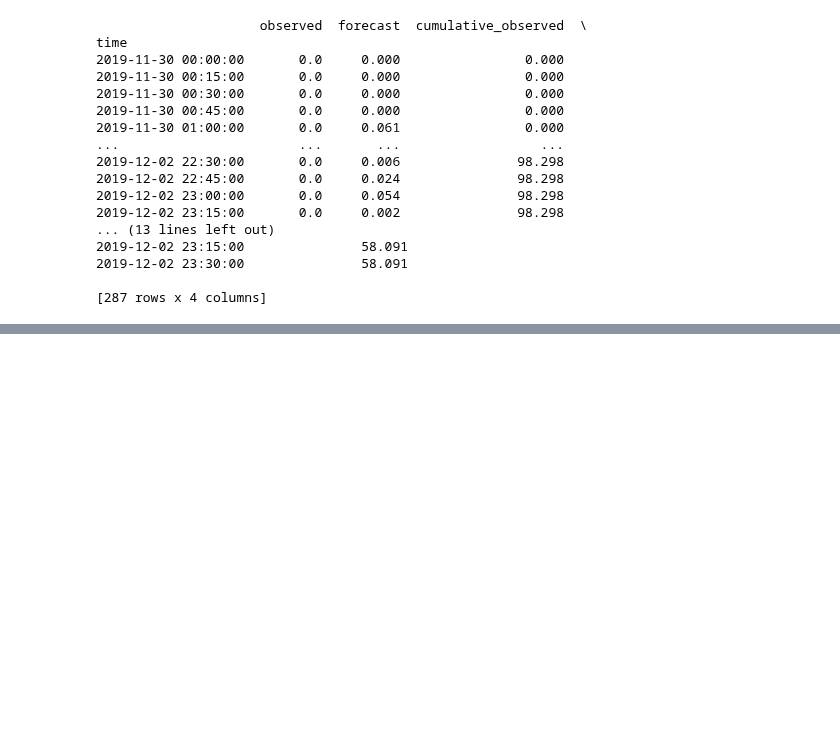
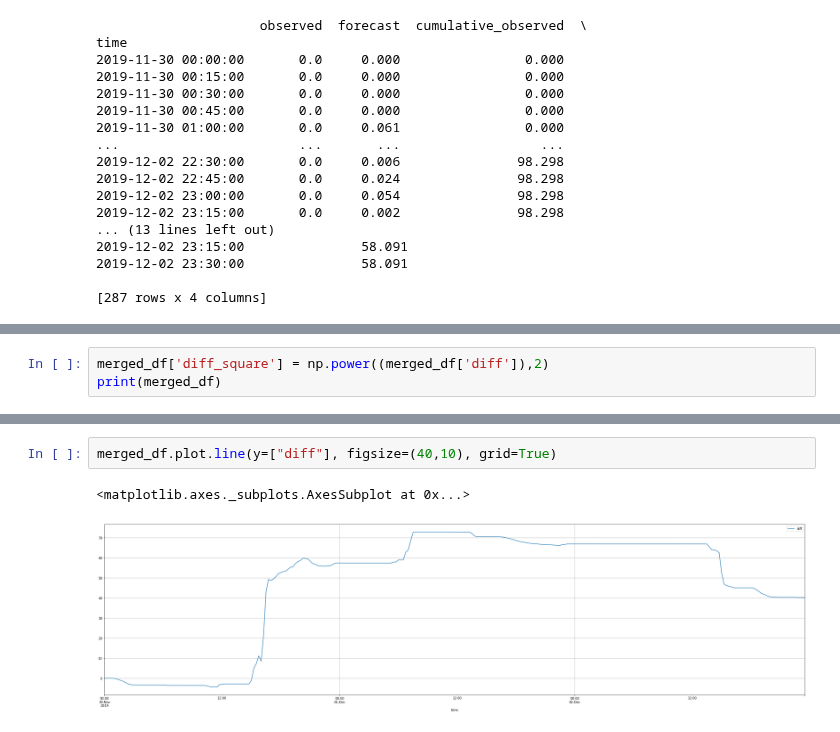
Before and after one commit to CUrW-SL/DSS-Framework, a Jupyter notebook: jupyter_notebooks/Water-level forecast.ipynb, the cells around one changed output, grey strips where cells are left out. Saved outputs shown, nothing was run; the diff lists cells and outputs as text; blank space fills up the shorter version.

```diff
--- a/jupyter_notebooks/Water-level forecast.ipynb
+++ b/jupyter_notebooks/Water-level forecast.ipynb
@@ -310,0 +395,3 @@ merged_df.plot.line(y=["observed", "cumulative_forecast"], figsize=(40,10), grid
+# %%
+merged_df['diff_square'] = np.power((merged_df['diff']),2)
+print(merged_df)
@@ -310,0 +416,5 @@ merged_df.plot.line(y=["observed", "cumulative_forecast"], figsize=(40,10), grid
+# %%
+merged_df.plot.line(y=["diff"], figsize=(40,10), grid=True)
+# %% [output]
+<matplotlib.axes._subplots.AxesSubplot at 0x...>
+[figure, added]
```
Also changed, not shown: parts of 11 cells of this notebook.
